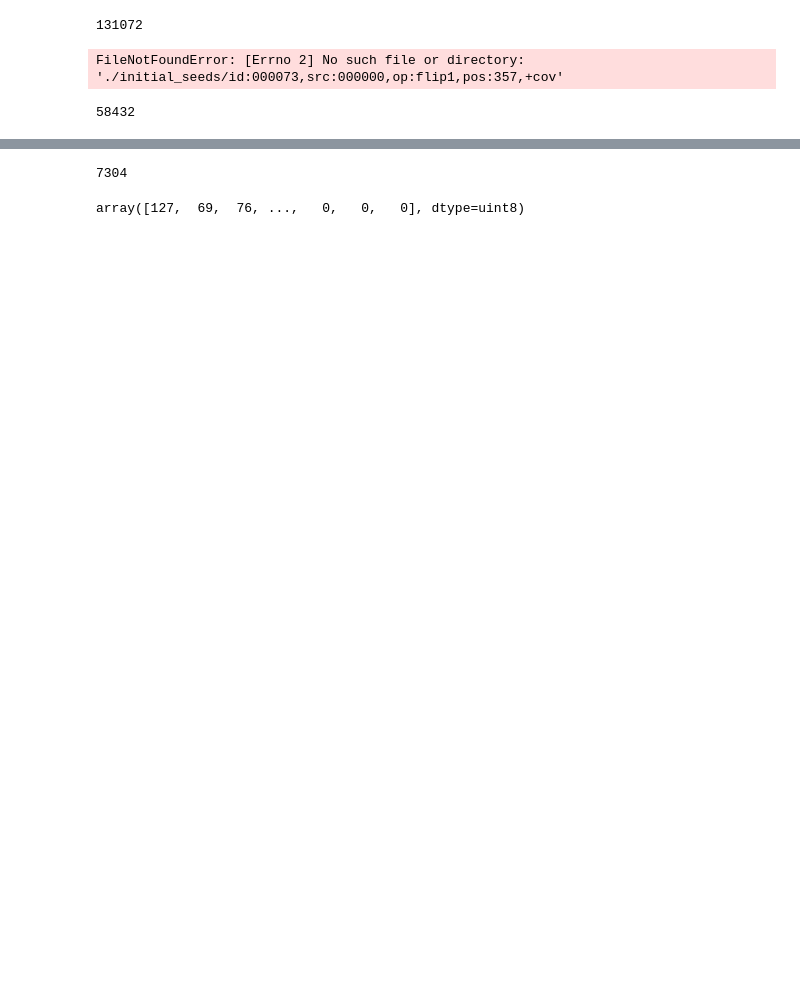
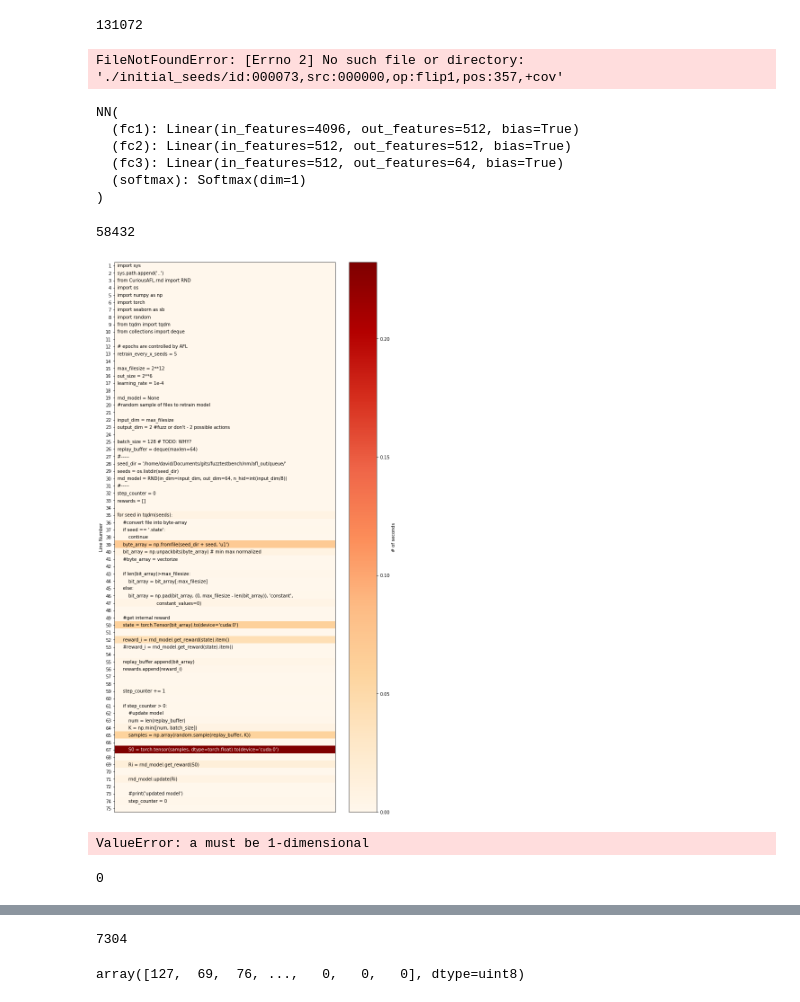
Before and after one commit to ackdav/CuriousAFL, a Jupyter notebook: Notebooks/RND.ipynb, the cells around one changed output, grey strips where cells are left out. Cells and saved outputs as stored; diff of their text form; code cells hidden in the pictures; blank space fills up the shorter version.

```diff
--- a/Notebooks/RND.ipynb
+++ b/Notebooks/RND.ipynb
@@ -62,6 +64,15 @@ with open('./initial_seeds/' + seeds[0], 'rb', 0) as f, mmap(f.fileno(), 0, acce
 FileNotFoundError: [Errno 2] No such file or directory: './initial_seeds/id:000073,src:000000,op:flip1,pos:357,+cov'
 # %%
 rnd_model = RND(in_dim=input_dim, out_dim=64, n_hid=int(input_dim/8))
+# %%
+rnd_model.target
+# %% [output]
+NN(
+  (fc1): Linear(in_features=4096, out_features=512, bias=True)
+  (fc2): Linear(in_features=512, out_features=512, bias=True)
+  (fc3): Linear(in_features=512, out_features=64, bias=True)
+  (softmax): Softmax(dim=1)
+)
 # %%
 byte_array = np.fromfile(seed_dir + seeds[0], 'u1')
 bit_array = np.unpackbits(byte_array)
@@ -69,43 +80,80 @@ len(bit_array)
 # %% [output]
 58432
 # %%
+%%heat
+import sys
+sys.path.append('..')
+from CuriousAFL.rnd import RND
+import os
+import numpy as np
+import torch
+import seaborn as sb
+import random
+from tqdm import tqdm
+from collections import deque
+
+# epochs are controlled by AFL
+retrain_every_x_seeds = 5
+
+max_filesize = 2**12
+out_size = 2**6
+learning_rate = 1e-4
+
+rnd_model = None
+#random sample of files to retrain model
+
+input_dim = max_filesize
+output_dim = 2 #fuzz or don't - 2 possible actions
+
+batch_size = 128 # TODO: WHY?
+replay_buffer = deque(maxlen=64)
+#-----
+seed_dir = '/home/david/Documents/gits/fuzztestbench/nm/afl_out/queue/'
+seeds = os.listdir(seed_dir)
+rnd_model = RND(in_dim=input_dim, out_dim=64, n_hid=int(input_dim/8))
+#-----
 step_counter = 0
 rewards = []
 
 for seed in tqdm(seeds):
     #convert file into byte-array
+    if seed == '.state':
+        continue
     byte_array = np.fromfile(seed_dir + seed, 'u1')
     bit_array = np.unpackbits(byte_array) # min max normalized
     #byte_array = vectorize
 
     if len(bit_array)>max_filesize:
         bit_array = bit_array[:max_filesize]
     else:
         bit_array = np.pad(bit_array, (0, max_filesize - len(bit_array)), 'constant',
                             constant_values=0)
 
     #get internal reward
-    state = torch.Tensor(bit_array).unsqueeze(0)
+    state = torch.Tensor(bit_array).to(device='cuda:0')
 
-    reward_i = rnd_model.get_reward(state).detach().item()
+    reward_i = rnd_model.get_reward(state).item()
     #reward_i = rnd_model.get_reward(state).item()
 
     replay_buffer.append(bit_array)
     rewards.append(reward_i)
 
 
     step_counter += 1
 
-    if step_counter > 100:
+    if step_counter > 0:
         #update model
         num = len(replay_buffer)
         K = np.min([num, batch_size])
-        samples = random.sample(replay_buffer, K)
+        samples = np.array(random.sample(replay_buffer, K))
 
-        S0 = torch.tensor(samples, dtype=torch.float)
+        S0 = torch.tensor(samples, dtype=torch.float).to(device='cuda:0')
 
         Ri = rnd_model.get_reward(S0)
+
         rnd_model.update(Ri)
 
         #print('updated model')
         step_counter = 0
+# %% [output]
+[figure, added]
@@ -112,3 +162,13 @@ for seed in tqdm(seeds):
+# %%
+num = len(replay_buffer)
+K = np.min([num, batch_size])
+samples = np.random.choice(replay_buffer, K)
+# %% [output]
+ValueError: a must be 1-dimensional
+# %%
+len(replay_buffer)
+# %% [output]
+0
 # %%
 import pandas as pd
 df = pd.DataFrame(rewards)
```
Also changed, not shown: parts of 8 cells of this notebook, 4 other files.
